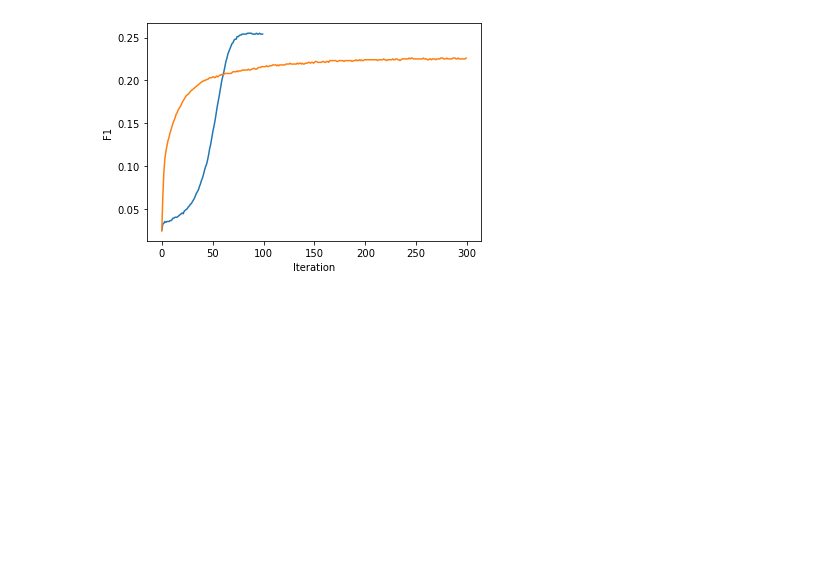
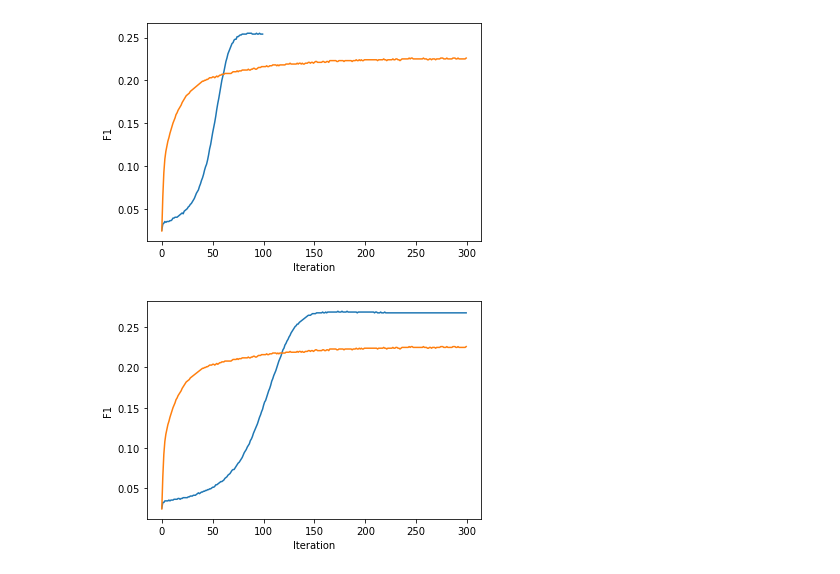
Before and after one commit to kukas/text_segmentation, a Jupyter notebook: crp.ipynb, the cells around one changed output. Saved outputs shown, nothing was run; the diff lists cells and outputs as text; code cells hidden in the pictures; blank space fills up the shorter version.

Commit message:
scheduled annelaling

```diff
--- a/crp.ipynb
+++ b/crp.ipynb
@@ -226,3 +226,19 @@ for result in [results, all_results[0]]:
     plt.ylabel("F1")
 # %% [output]
 [figure]
+# %%
+def pre_step_callback(crp, it, result):
+    # exponential decay
+    crp.T = crp.T * 0.985
+    result["T"] = crp.T
+
+crp = CRPTextSegmentation(alpha=100, p_cont=0.99, p_c=0.5, T=10)
+results = crp.segmentation(text, numiter=300, output_file="outputs/output_T_schedule_{it}.txt", pre_step_callback=pre_step_callback)
+# %%
+for result in [results, all_results[0]]:
+    f1 = [r["f1"] for r in result]
+    plt.plot(f1, label=f"T {result[0]['T']}")
+    plt.xlabel("Iteration")
+    plt.ylabel("F1")
+# %% [output]
+[figure, added]
```
Also changed, not shown: parts of 1 cell of this notebook.
